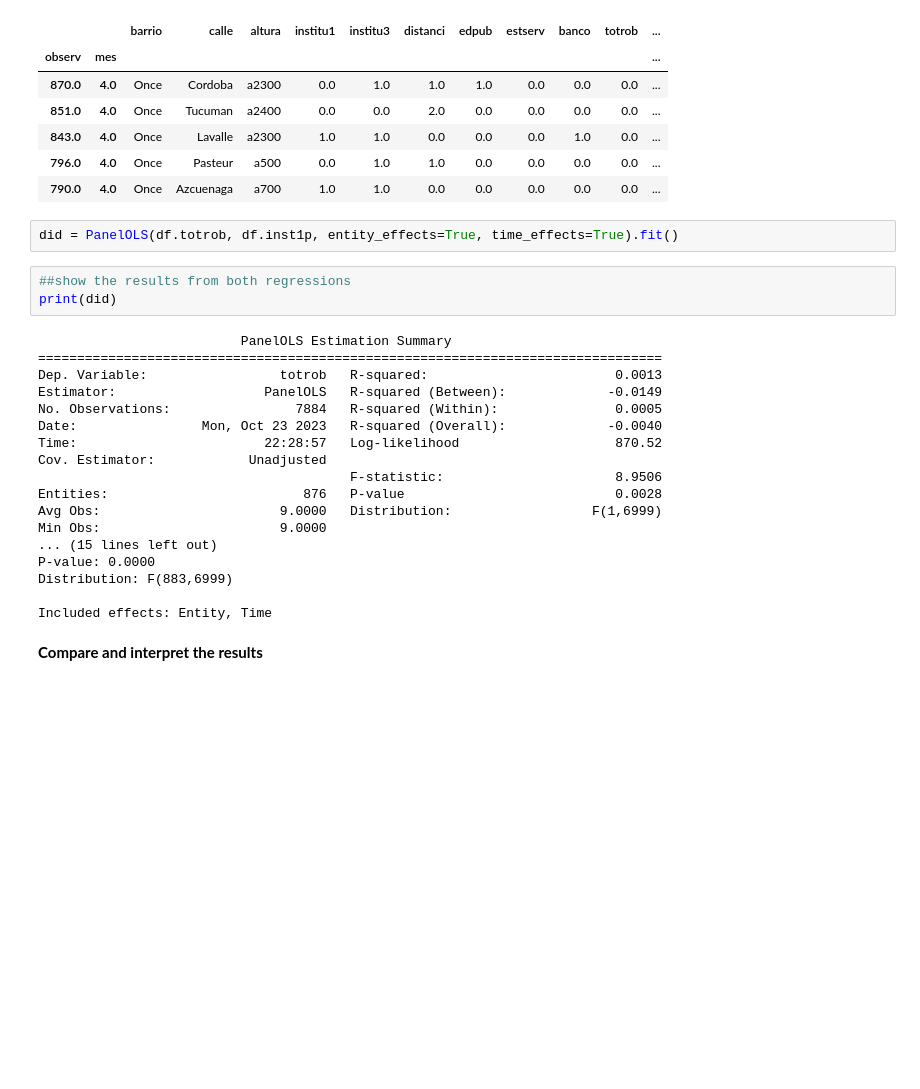
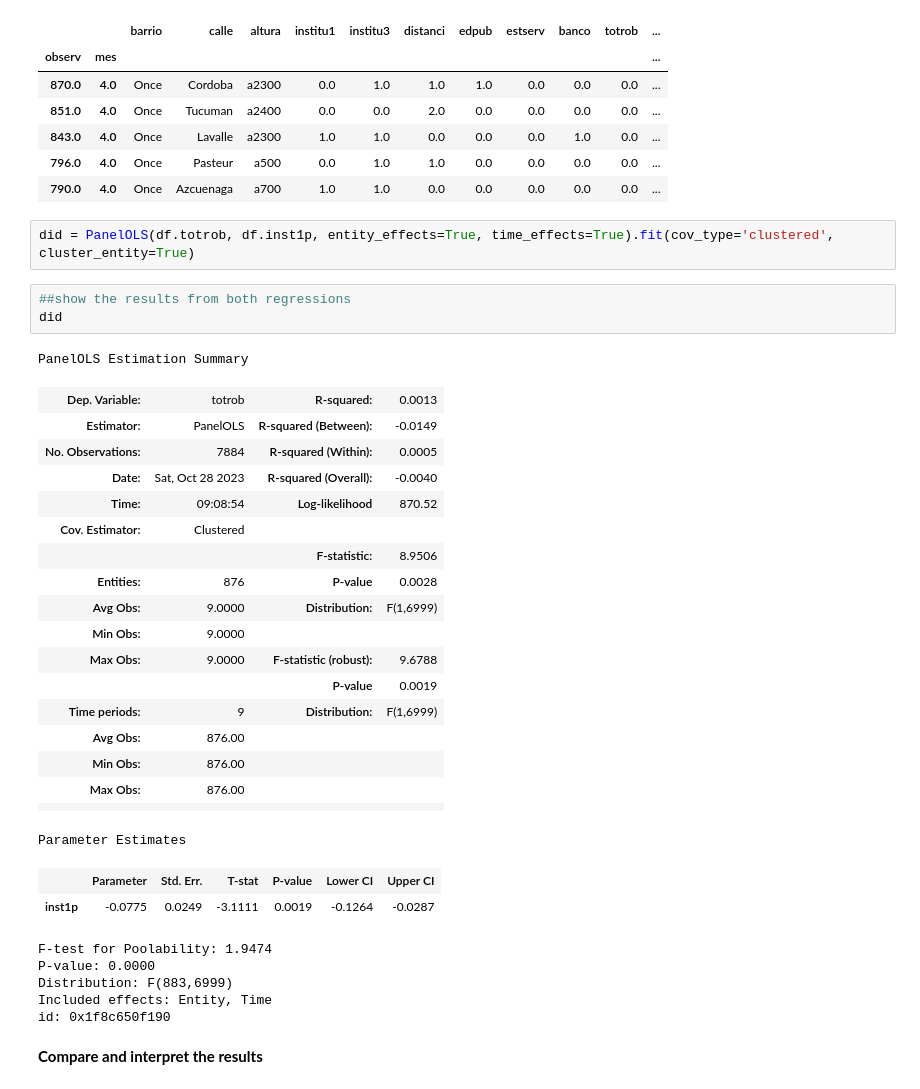
Before and after one commit to tanios13/Robot-Judge-and-Decision-Making, a Jupyter notebook: Homeworks/HW04.ipynb, the cells around one changed output. Cells and saved outputs as stored; diff of their text form; blank space fills up the shorter version.

```diff
--- a/Homeworks/HW04.ipynb
+++ b/Homeworks/HW04.ipynb
@@ -283,28 +286,37 @@ the string values returned are correct.
 | 796.0 | 4.0 | Once | Pasteur | a500 | 0.0 | 1.0 | 1.0 | 0.0 | 0.0 | 0.0 | 0.0 | ... |
 | 790.0 | 4.0 | Once | Azcuenaga | a700 | 1.0 | 1.0 | 0.0 | 0.0 | 0.0 | 0.0 | 0.0 | ... |
 # %%
-did = PanelOLS(df.totrob, df.inst1p, entity_effects=True, time_effects=True).fit()
+did = PanelOLS(df.totrob, df.inst1p, entity_effects=True, time_effects=True).fit(cov_type='clustered', cluster_entity=True)
 # %%
 ##show the results from both regressions
-print(did)
+did
 # %% [output]
-                          PanelOLS Estimation Summary
-================================================================================
-Dep. Variable:                 totrob   R-squared:                        0.0013
-Estimator:                   PanelOLS   R-squared (Between):             -0.0149
-No. Observations:                7884   R-squared (Within):               0.0005
-Date:                Mon, Oct 23 2023   R-squared (Overall):             -0.0040
-Time:                        22:28:57   Log-likelihood                    870.52
-Cov. Estimator:            Unadjusted
-                                        F-statistic:                      8.9506
-Entities:                         876   P-value                           0.0028
-Avg Obs:                       9.0000   Distribution:                  F(1,6999)
-Min Obs:                       9.0000
-... (15 lines left out)
-P-value: 0.0000
-Distribution: F(883,6999)
-
-Included effects: Entity, Time
+PanelOLS Estimation Summary
+| Dep. Variable: | totrob | R-squared: | 0.0013 |
+| Estimator: | PanelOLS | R-squared (Between): | -0.0149 |
+| No. Observations: | 7884 | R-squared (Within): | 0.0005 |
+| Date: | Sat, Oct 28 2023 | R-squared (Overall): | -0.0040 |
+| Time: | 09:08:54 | Log-likelihood | 870.52 |
+| Cov. Estimator: | Clustered |  |  |
+|  |  | F-statistic: | 8.9506 |
+| Entities: | 876 | P-value | 0.0028 |
+| Avg Obs: | 9.0000 | Distribution: | F(1,6999) |
+| Min Obs: | 9.0000 |  |  |
+| Max Obs: | 9.0000 | F-statistic (robust): | 9.6788 |
+|  |  | P-value | 0.0019 |
+| Time periods: | 9 | Distribution: | F(1,6999) |
+| Avg Obs: | 876.00 |  |  |
+| Min Obs: | 876.00 |  |  |
+| Max Obs: | 876.00 |  |  |
+|  |  |  |  |
+Parameter Estimates
+|  | Parameter | Std. Err. | T-stat | P-value | Lower CI | Upper CI |
+| inst1p | -0.0775 | 0.0249 | -3.1111 | 0.0019 | -0.1264 | -0.0287 |
+F-test for Poolability: 1.9474
+P-value: 0.0000
+Distribution: F(883,6999)
+Included effects: Entity, Time
+id: 0x1f8c650f190
 # %% [markdown]
 **Compare and interpret the results**
 # %% [markdown]
```
Also changed, not shown: parts of 5 cells of this notebook, 3 other files.
